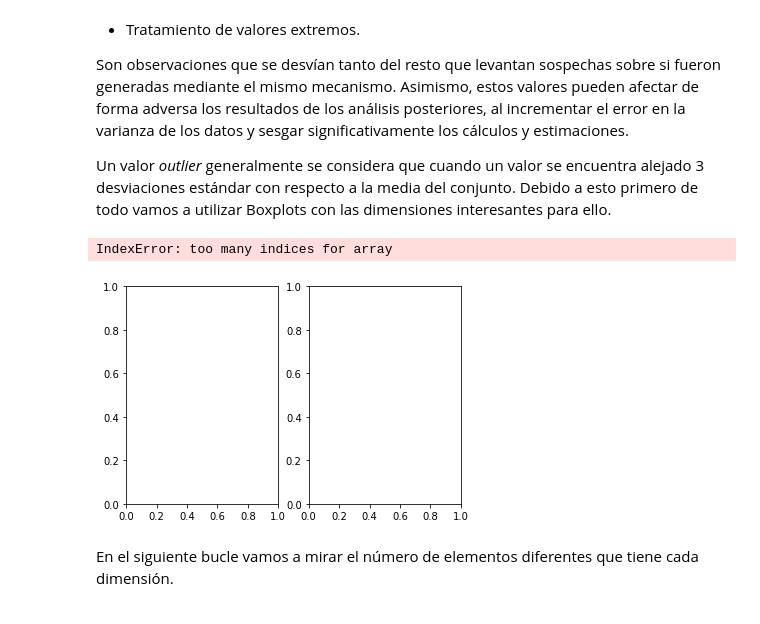
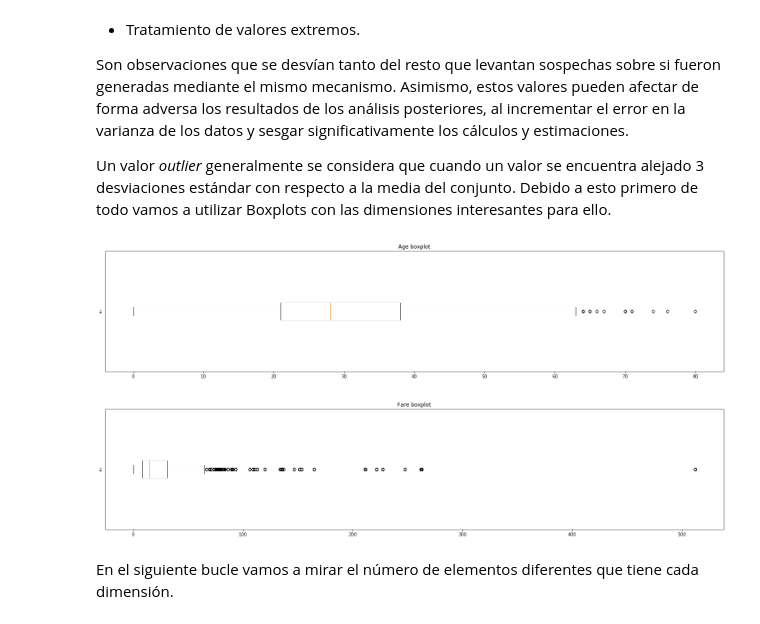
Before and after one commit to JonAnderDiez/data-cleaning, a Jupyter notebook: PRAC+2+-+Beñat+y+Jon+Ander.ipynb, the cells around one changed output. Drawn from its saved outputs; the diff is of its cells as text; code cells hidden in the pictures.

```diff
--- a/PRAC+2+-+Beñat+y+Jon+Ander.ipynb
+++ b/PRAC+2+-+Beñat+y+Jon+Ander.ipynb
@@ -444,19 +444,20 @@ data.head()
 Son observaciones que se desvían tanto del resto que levantan sospechas sobre si fueron generadas mediante el mismo mecanismo. Asimismo, estos valores pueden afectar de forma adversa los resultados de los análisis posteriores, al incrementar el error en la varianza de los datos y sesgar significativamente los cálculos y estimaciones.
 
 Un valor *outlier* generalmente se considera que cuando un valor se encuentra alejado 3 desviaciones estándar con respecto a la media del conjunto. Debido a esto primero de todo vamos a utilizar Boxplots con las dimensiones interesantes para ello.
-# %%
-fig, axs = plt.subplots(1, 2)
-
-# Age
-axs[0, 0].boxplot(data['Age'])
-axs[0, 0].set_title('Age boxplot')
-
-# Fare
-axs[0, 1].boxplot(data['Fare'])
-axs[0, 1].set_title('Fare boxplot')
-# %% [output]
-IndexError: too many indices for array
-[figure, removed]
+# %%
+def boxplot_dimention(text):
+    fig1, ax1 = plt.subplots()
+    ax1.boxplot(data[text], vert=False)
+    fig1.set_size_inches(25, 5)
+    ax1.set_title(text + ' boxplot')
+
+boxplot_dimention('Age')
+# %% [output]
+[figure, added]
+# %%
+boxplot_dimention('Fare')
+# %% [output]
+[figure, added]
 # %% [markdown]
 En el siguiente bucle vamos a mirar el número de elementos diferentes que tiene cada dimensión.
 # %%
```
Also changed, not shown: parts of 13 cells of this notebook.
